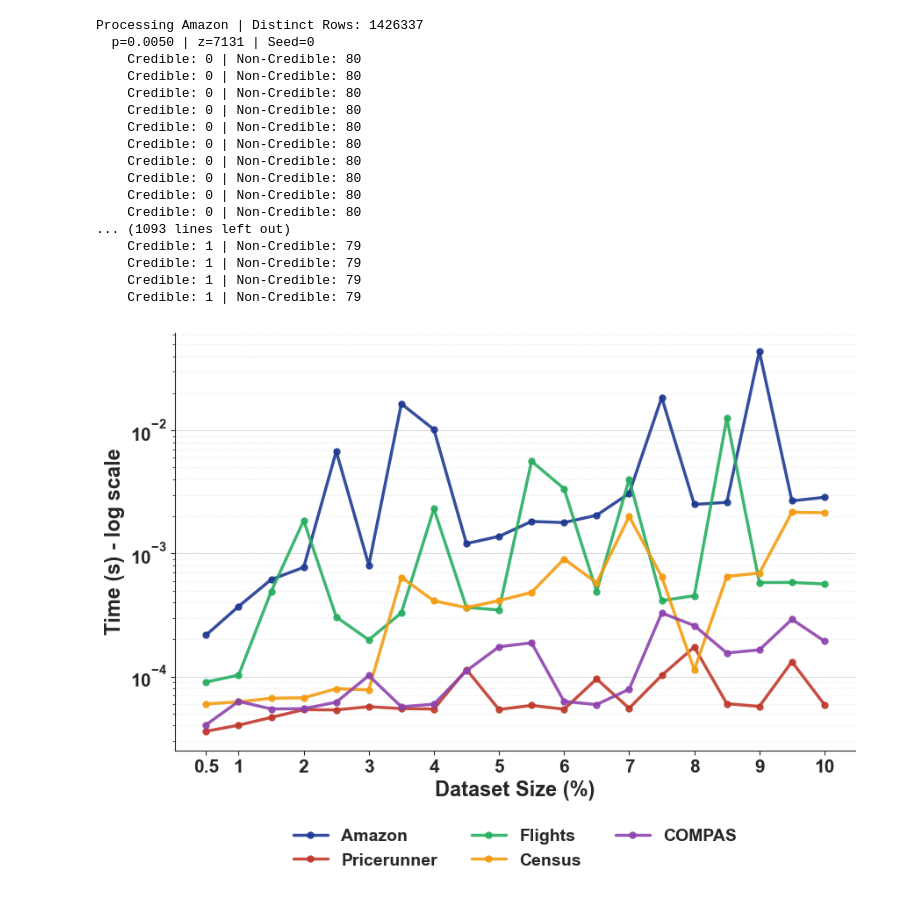
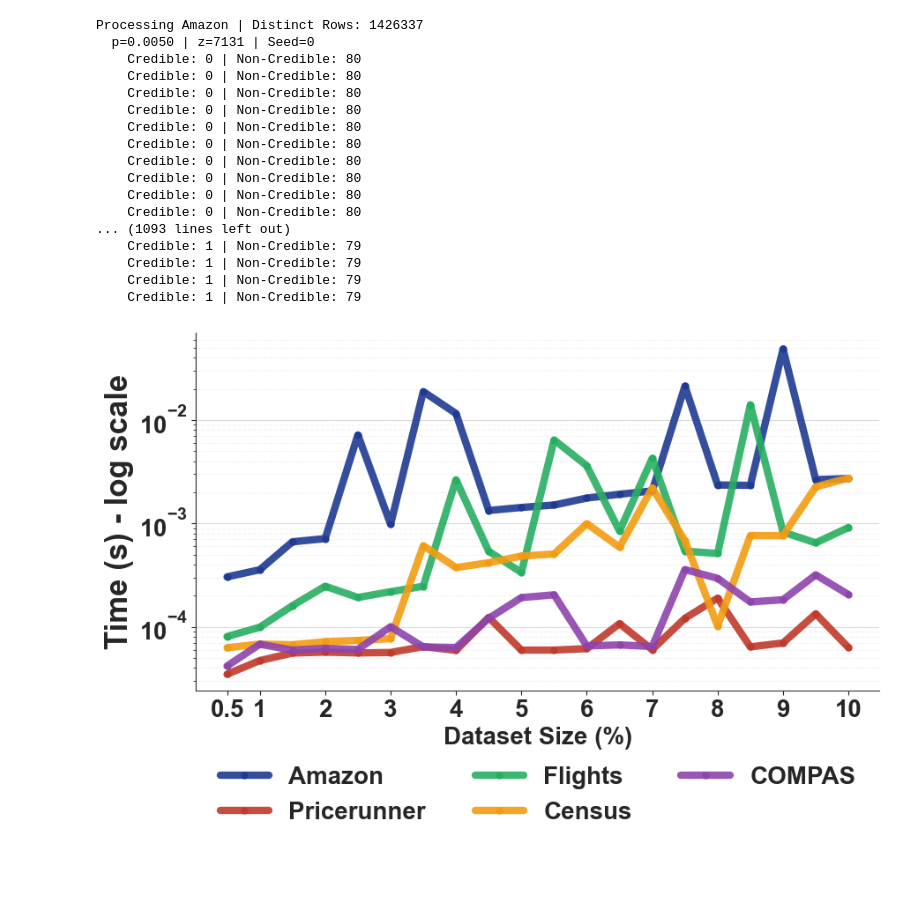
Before and after one commit to Nischal5123/Querying-With-Conflicts, a Jupyter notebook: src/Credibility Detection.ipynb, the cells around one changed output. Cells and saved outputs as stored; diff of their text form; code cells hidden in the pictures; blank space fills up the shorter version.

```diff
--- a/src/Credibility Detection.ipynb
+++ b/src/Credibility Detection.ipynb
@@ -173,11 +173,11 @@ ax.set_facecolor('white')
 for name, ys, color in dataset_all_times:
     ys_safe = [y if y > 0 else 1e-6 for y in ys]
     ax.plot(percentages, ys_safe, marker="o", markersize=5, label=name,
-            color=color, linewidth=2.5, alpha=0.9)
+            color=color, linewidth=6, alpha=0.9)
 
 ax.set_yscale('log')
-ax.set_xlabel("Dataset Size (%)", fontweight="bold", fontsize=17)
-ax.set_ylabel("Time (s) - log scale", fontweight="bold", fontsize=17)
+ax.set_xlabel("Dataset Size (%)", fontweight="bold", fontsize=20)
+ax.set_ylabel("Time (s) - log scale", fontweight="bold", fontsize=25)
 
 # X-tick formatting
 tick_indices = np.linspace(0, len(percentages)-1, 11, dtype=int)
@@ -187,7 +187,11 @@ plt.xticks([percentages[i] for i in tick_indices],
 
 for label in ax.get_yticklabels():
     label.set_fontweight('bold')
-    label.set_fontsize(15)
+    label.set_fontsize(20)
+
+for label in ax.get_xticklabels():
+    label.set_fontweight('bold')
+    label.set_fontsize(20)
 
 ax.yaxis.grid(True, linestyle='-', which='major', color='#d1d1d1', alpha=0.8)
 ax.yaxis.grid(True, linestyle='--', which='minor', color='#e1e1e1', alpha=0.4)
@@ -198,33 +202,33 @@ ax.yaxis.grid(True, linestyle='--', which='minor', color='#e1e1e1', alpha=0.4)
 leg = ax.legend(loc="upper center",
                 bbox_to_anchor=(0.5, -0.15),
                 ncol=3,
                 frameon=False,
-                fontsize=14,
+                fontsize=20,
                 edgecolor='black')
 plt.setp(leg.get_texts(), fontweight='bold')
 
 sns.despine(trim=False)
 
 # tight_layout doesn't always account for bbox_to_anchor legends,
 # so we manually adjust the bottom margin.
-plt.subplots_adjust(bottom=0.2)
+plt.subplots_adjust(bottom=0.3)
 plt.savefig("all_dataset_credible_tuples.png")
 # %% [output]
 Processing Amazon | Distinct Rows: 1426337
   p=0.0050 | z=7131 | Seed=0
     Credible: 0 | Non-Credible: 80
     Credible: 0 | Non-Credible: 80
     Credible: 0 | Non-Credible: 80
     Credible: 0 | Non-Credible: 80
     Credible: 0 | Non-Credible: 80
     Credible: 0 | Non-Credible: 80
     Credible: 0 | Non-Credible: 80
     Credible: 0 | Non-Credible: 80
     Credible: 0 | Non-Credible: 80
     Credible: 0 | Non-Credible: 80
 ... (1093 lines left out)
     Credible: 1 | Non-Credible: 79
     Credible: 1 | Non-Credible: 79
     Credible: 1 | Non-Credible: 79
     Credible: 1 | Non-Credible: 79
-[figure, old version]
+[figure, new version]
```
Also changed, not shown: 23 other files.
